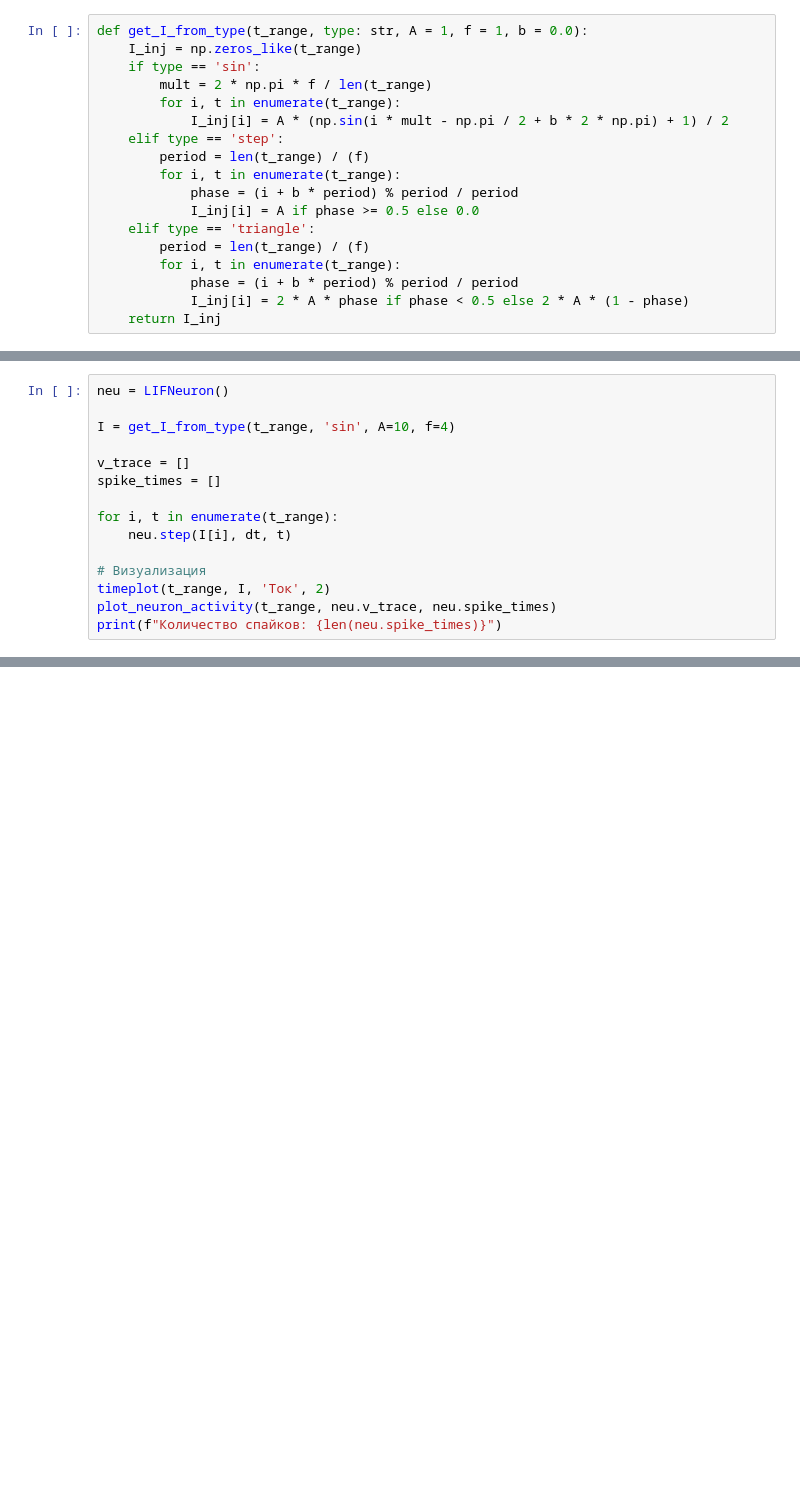
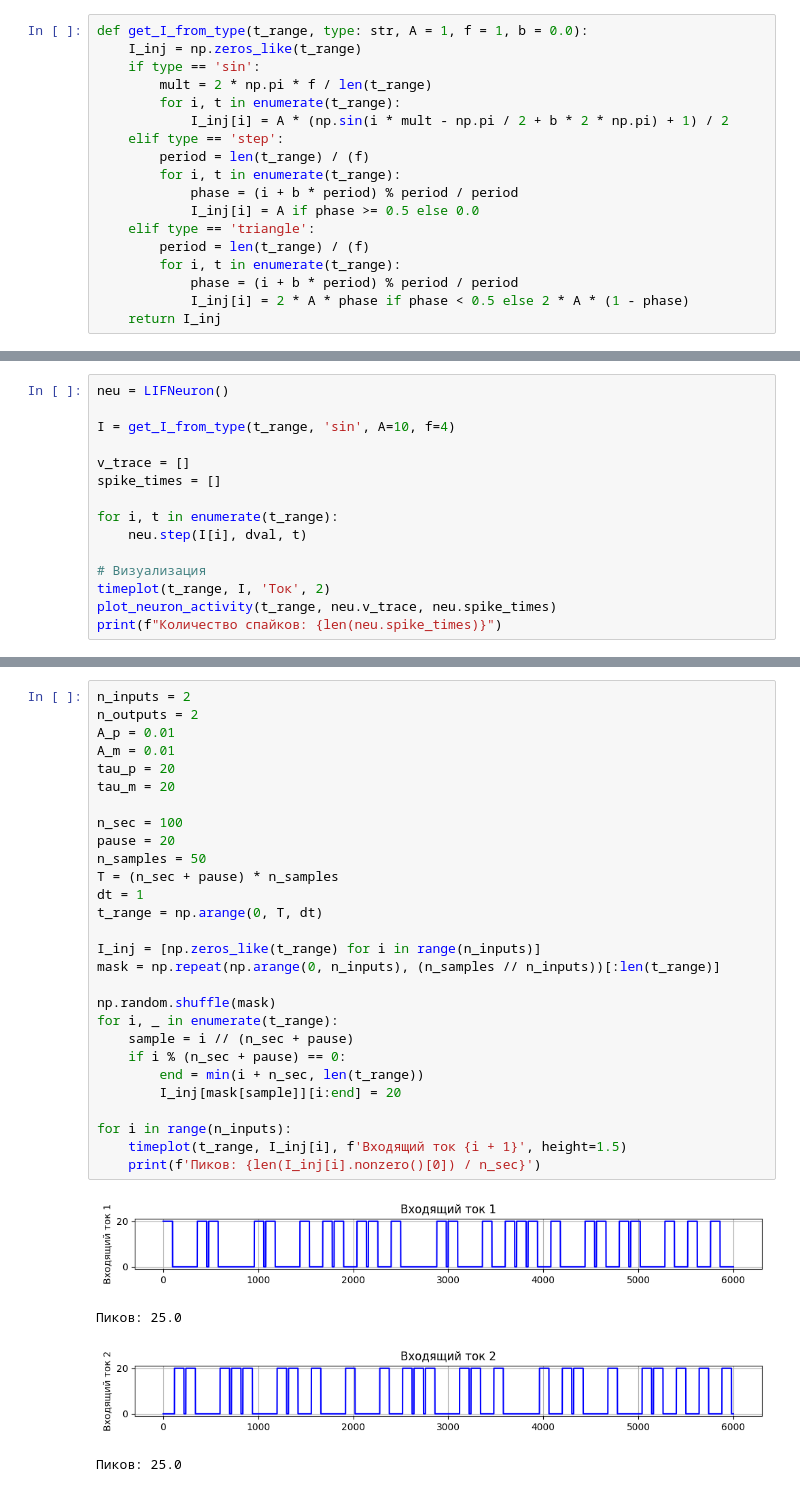
Before and after one commit to TheTangerineOwl/NN_Lab2, a Jupyter notebook: SNN.ipynb, the cells around one changed output, grey strips where cells are left out. Drawn from its saved outputs; the diff is of its cells as text; blank space fills up the shorter version.

```diff
--- a/SNN.ipynb
+++ b/SNN.ipynb
@@ -346,7 +317,7 @@ v_trace = []
 spike_times = []
 
 for i, t in enumerate(t_range):
-    neu.step(I[i], dt, t)
+    neu.step(I[i], dval, t)
 
 # Визуализация
 timeplot(t_range, I, 'Ток', 2)
@@ -358 +329,34 @@ print(f"Количество спайков: {len(neu.spike_times)}")
 Количество спайков: 26
+# %%
+n_inputs = 2
+n_outputs = 2
+A_p = 0.01
+A_m = 0.01
+tau_p = 20
+tau_m = 20
+
+n_sec = 100
+pause = 20
+n_samples = 50
+T = (n_sec + pause) * n_samples
+dt = 1
+t_range = np.arange(0, T, dt)
+
+I_inj = [np.zeros_like(t_range) for i in range(n_inputs)]
+mask = np.repeat(np.arange(0, n_inputs), (n_samples // n_inputs))[:len(t_range)]
+
+np.random.shuffle(mask)
+for i, _ in enumerate(t_range):
+    sample = i // (n_sec + pause)
+    if i % (n_sec + pause) == 0:
+        end = min(i + n_sec, len(t_range))
+        I_inj[mask[sample]][i:end] = 20
+
+for i in range(n_inputs):
+    timeplot(t_range, I_inj[i], f'Входящий ток {i + 1}', height=1.5)
+    print(f'Пиков: {len(I_inj[i].nonzero()[0]) / n_sec}')
+# %% [output]
+[figure, added]
+Пиков: 25.0
+[figure, added]
+Пиков: 25.0
```
Also changed, not shown: parts of 10 cells of this notebook.
